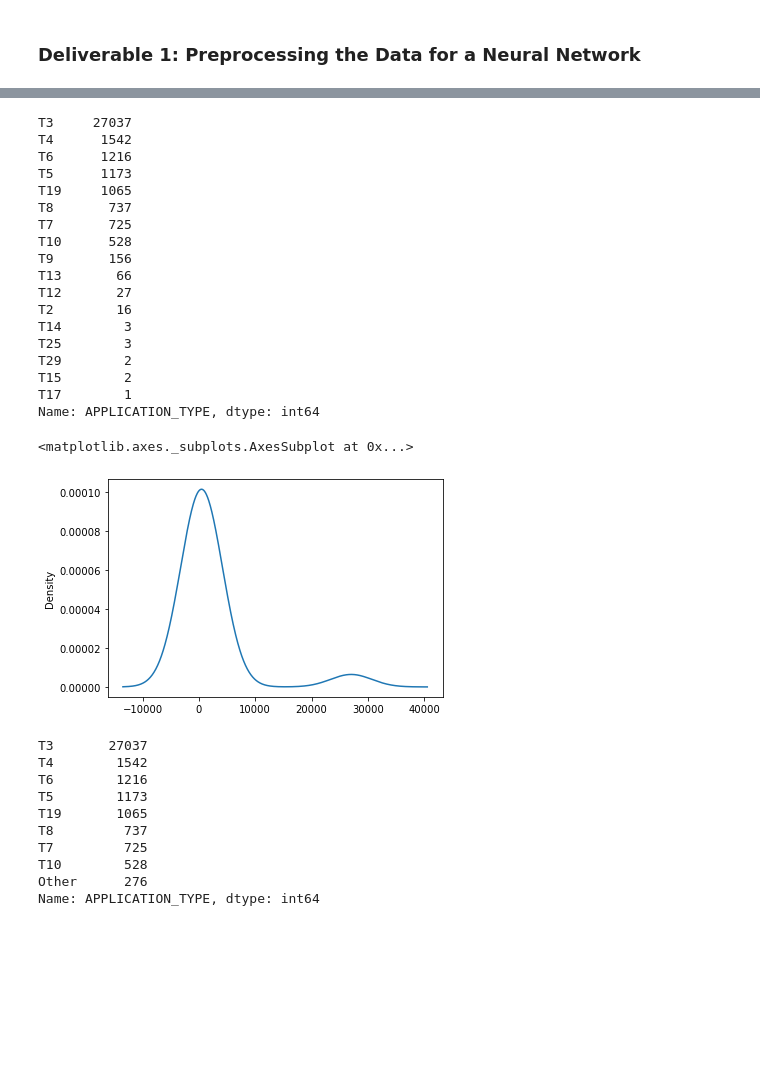
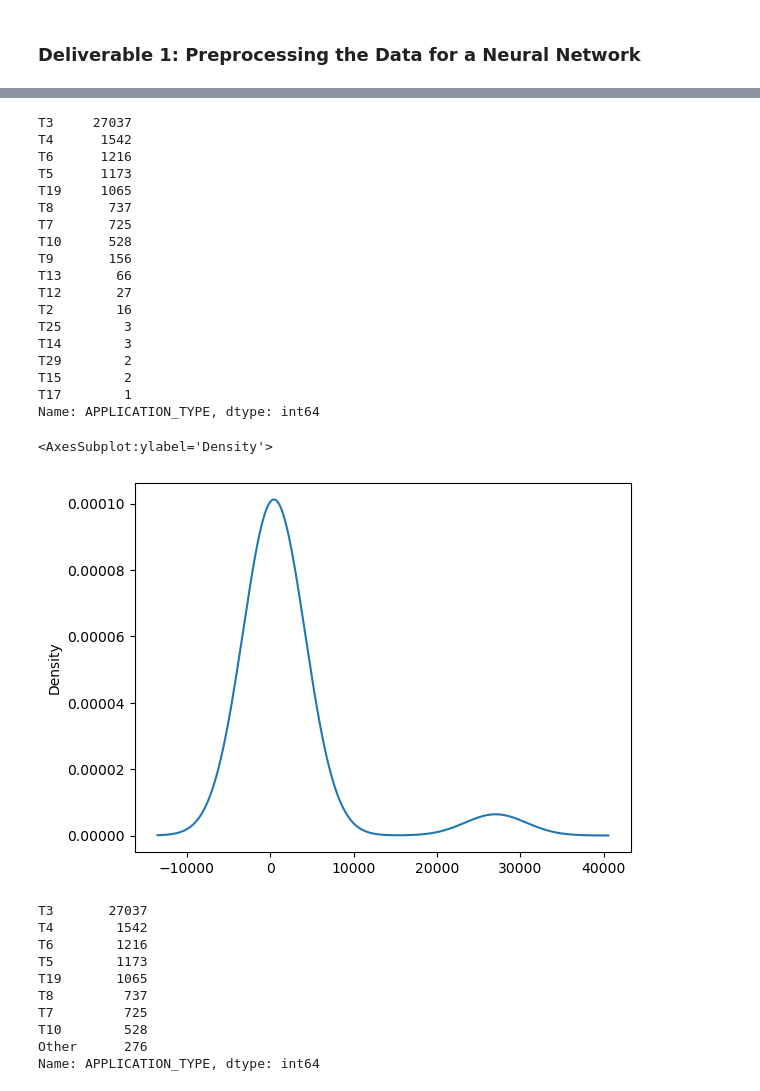
Before and after one commit to macicchino/Neural_Network_Charity_Analysis, a Jupyter notebook: Challenge/AlphabetSoupCharity.ipynb, the cells around one changed output, grey strips where cells are left out. Saved outputs shown, nothing was run; the diff lists cells and outputs as text; code cells hidden in the pictures; blank space fills up the shorter version.

```diff
--- a/Challenge/AlphabetSoupCharity.ipynb
+++ b/Challenge/AlphabetSoupCharity.ipynb
@@ -13,0 +11,5 @@ application_df.head()
+# %%
+#  Import and read the charity_data.csv.
+import pandas as pd
+application_df = pd.read_csv("charity_data.csv")
+application_df.head()
@@ -14,3 +23,4 @@ application_df.head()
 # %%
 # Drop the non-beneficial ID columns, 'EIN' and 'NAME'.
-#  YOUR CODE GOES HERE
+application_df = application_df.drop(columns=['EIN','NAME'])
+application_df.head(5)
@@ -32,6 +77,7 @@ dtype: int64
 # %%
 # Look at APPLICATION_TYPE value counts for binning
-#  YOUR CODE GOES HERE
+APPLICATION_counts = application_df.APPLICATION_TYPE.value_counts()
+APPLICATION_counts
 # %% [output]
 T3     27037
 T4      1542
@@ -45,16 +91,16 @@ T9       156
 T13       66
 T12       27
 T2        16
+T25        3
 T14        3
-T25        3
 T29        2
 T15        2
 T17        1
 Name: APPLICATION_TYPE, dtype: int64
 # %%
 # Visualize the value counts of APPLICATION_TYPE
-#  YOUR CODE GOES HERE
+APPLICATION_counts.plot.density()
 # %% [output]
-<matplotlib.axes._subplots.AxesSubplot at 0x...>
+<AxesSubplot:ylabel='Density'>
-[figure, old version]
+[figure, new version]
 # %%
```
Also changed, not shown: parts of 23 cells of this notebook, 1 other file.
